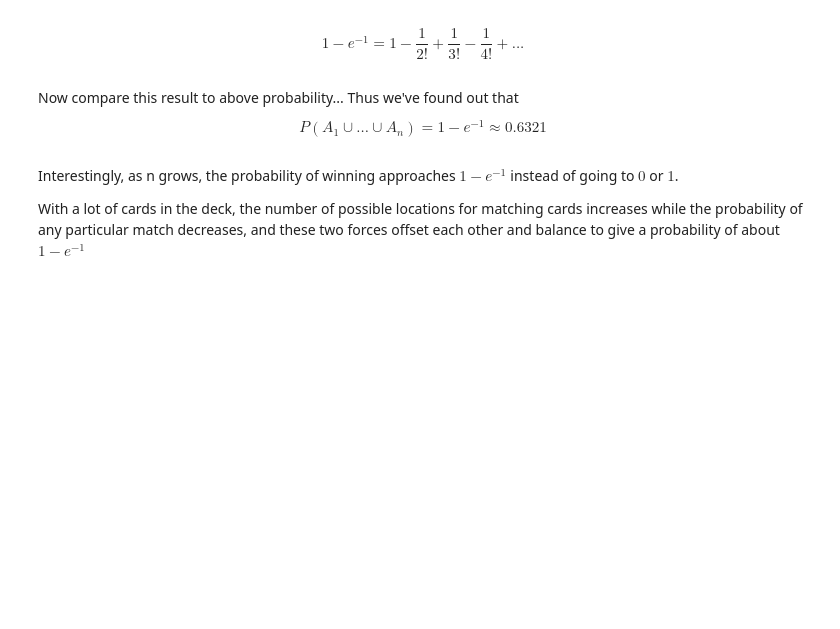
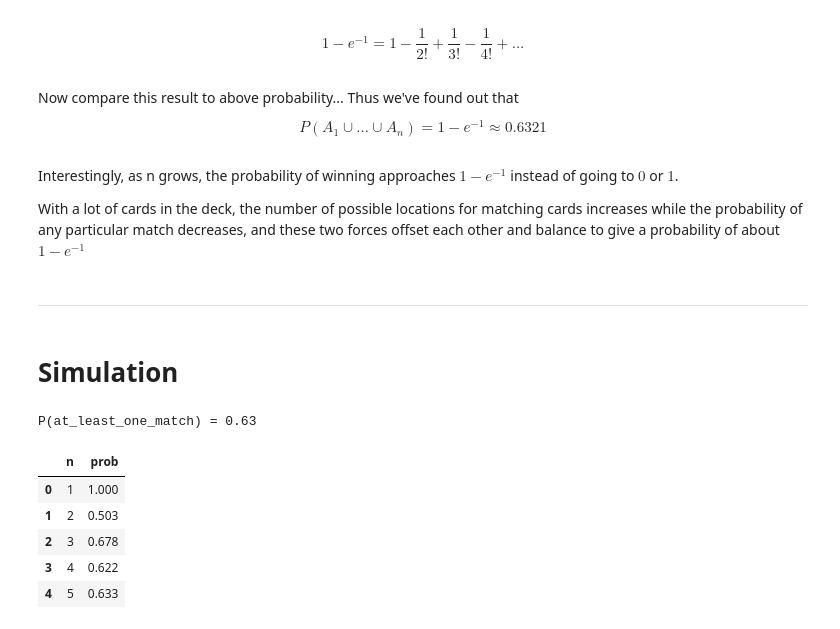
Before and after one commit to ulasuregen/probabilityExamples, a Jupyter notebook: deMontmortsMatchingProblem.ipynb, the cells around one changed output. Drawn from its saved outputs; the diff is of its cells as text; code cells hidden in the pictures; blank space fills up the shorter version.

```diff
--- a/deMontmortsMatchingProblem.ipynb
+++ b/deMontmortsMatchingProblem.ipynb
@@ -86,3 +86,7 @@ Interestingly, as n grows, the probability of winning approaches $1−e^{-1}$ in
 
 With a lot of cards in the deck, the number of possible locations for matching cards increases while the probability of any particular match decreases, and these two forces oﬀset each other and balance
 to give a probability of about $1-e^{-1}$
+# %% [markdown]
+---------
+# %% [markdown]
+# Simulation
@@ -88,0 +97,40 @@ to give a probability of about $1-e^{-1}$
+# %%
+np.random.seed(24)
+n = 100
+
+index = np.arange(1,n+1)
+experiments = np.array([np.random.permutation(np.arange(1,n+1)) for _ in range(1000)])
+
+index_match = (experiments == index)
+num_matches = index_match.sum(axis= 1)
+
+print(f'P(at_least_one_match) = {(num_matches > 0).mean()}')
+# %% [output]
+P(at_least_one_match) = 0.63
+# %%
+np.random.seed(2526)
+cards = np.arange(1, 1001)
+probabilities_based_on_n = []
+
+for n in range(1,1001):
+    index = np.arange(1,n+1)
+    experiments = np.array([np.random.permutation(np.arange(1,n+1)) for _ in range(1000)])
+
+    index_match = (experiments == index)
+    num_matches = index_match.sum(axis= 1)
+
+    probabilities_based_on_n.append( (num_matches > 0).mean())
+
+df = pd.DataFrame({
+    'n' : cards,
+    'prob' : probabilities_based_on_n
+})
+
+df.head()
+# %% [output]
+|  | n | prob |
+| 0 | 1 | 1.000 |
+| 1 | 2 | 0.503 |
+| 2 | 3 | 0.678 |
+| 3 | 4 | 0.622 |
+| 4 | 5 | 0.633 |
```
Also changed, not shown: parts of 2 cells of this notebook.
